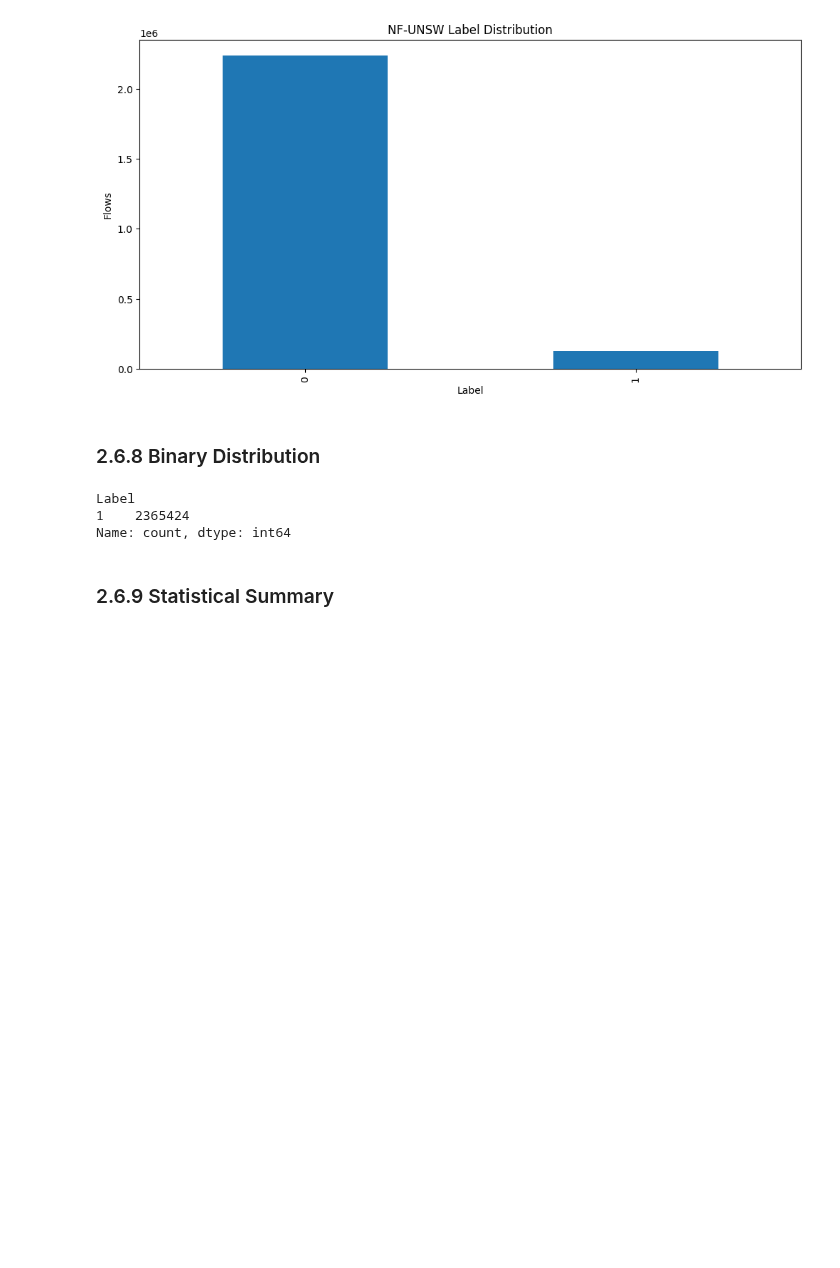
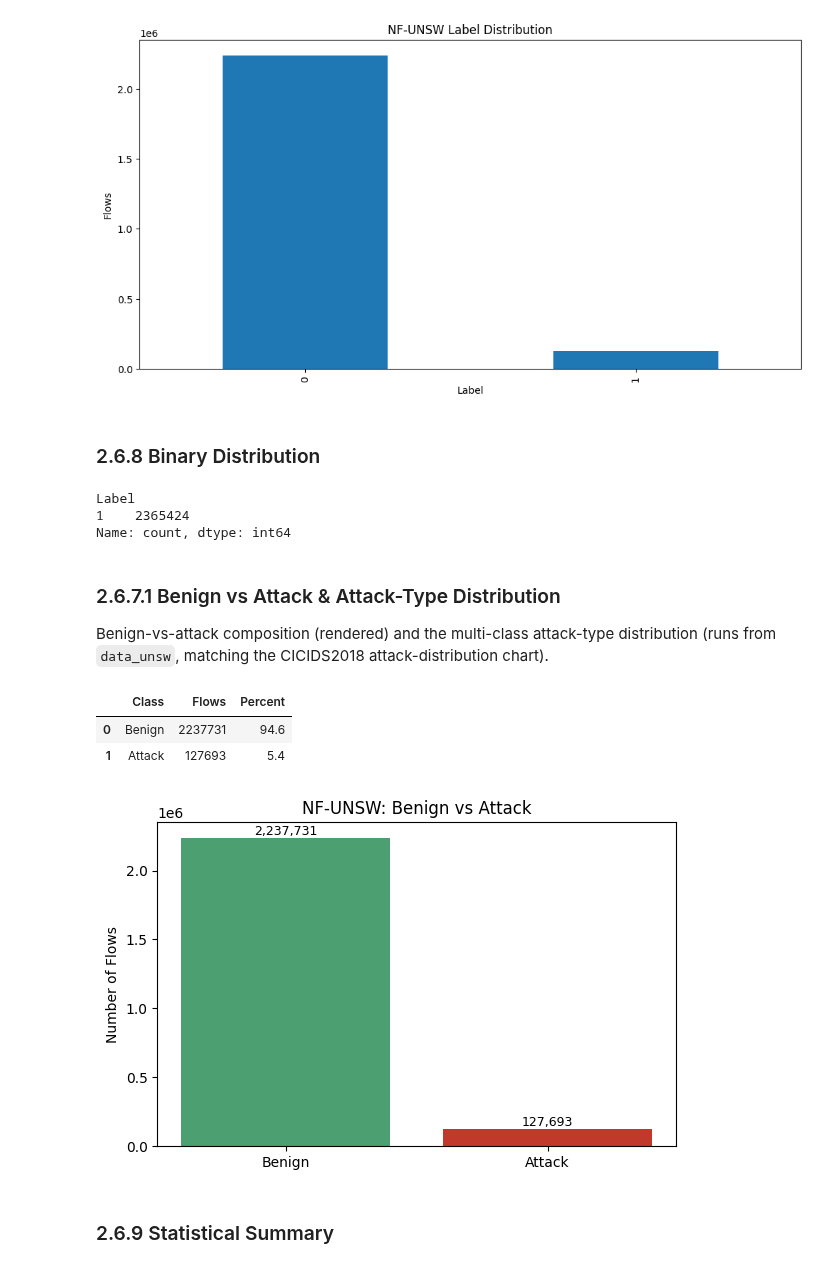
Before and after one commit to SahilRathi-AI/cross-dataset-generalisation, a Jupyter notebook: Thesis_Full_Notebook.ipynb, the cells around one changed output. Cells and saved outputs as stored; diff of their text form; code cells hidden in the pictures; blank space fills up the shorter version.

```diff
--- a/Thesis_Full_Notebook.ipynb
+++ b/Thesis_Full_Notebook.ipynb
@@ -1143,3 +1149,23 @@ print(binary_labels_unsw.value_counts())
 Label
 1    2365424
 Name: count, dtype: int64
+# %% [markdown]
+### 2.6.7.1 Benign vs Attack & Attack-Type Distribution
+
+Benign-vs-attack composition (rendered) and the multi-class attack-type distribution (runs from `data_unsw`, matching the CICIDS2018 attack-distribution chart).
+# %%
+# NF-UNSW benign vs attack composition
+nfu = pd.DataFrame({"Class":["Benign","Attack"], "Flows":[2237731,127693]})
+nfu["Percent"] = (nfu["Flows"]/nfu["Flows"].sum()*100).round(2)
+display(nfu)
+plt.figure(figsize=(6,4))
+plt.bar(nfu["Class"], nfu["Flows"], color=["#4C9F70","#C0392B"])
+for i,v in enumerate(nfu["Flows"]):
+    plt.text(i, v, f"{v:,}", ha="center", va="bottom", fontsize=9)
+plt.title("NF-UNSW: Benign vs Attack"); plt.ylabel("Number of Flows")
+plt.tight_layout(); plt.show()
+# %% [output]
+|  | Class | Flows | Percent |
+| 0 | Benign | 2237731 | 94.6 |
+| 1 | Attack | 127693 | 5.4 |
+[figure, added]
```
Also changed, not shown: parts of 12 cells of this notebook.
